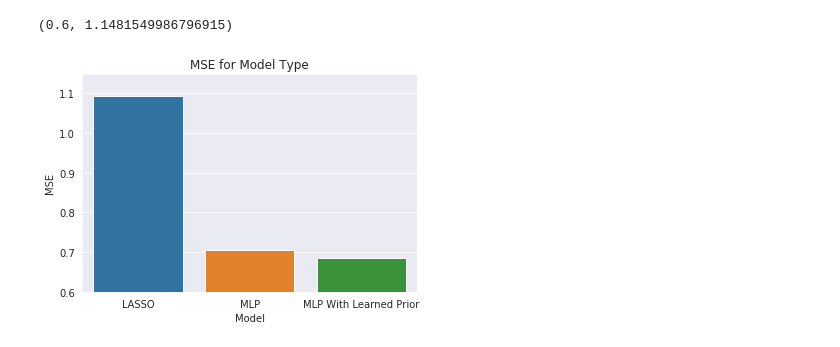
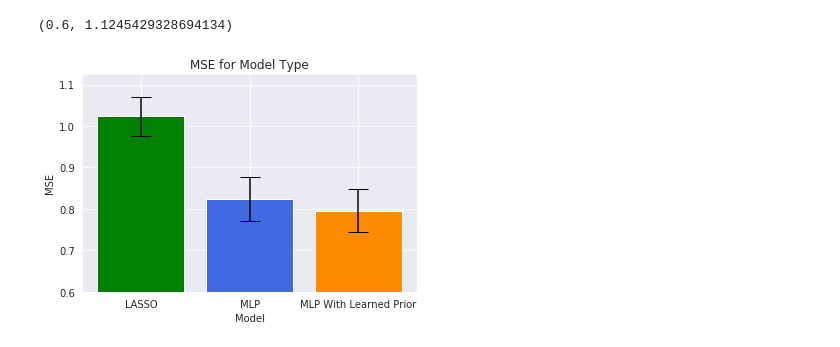
Before and after one commit to suinleelab/deep_attribution_priors, a Jupyter notebook: learned_drug_prior.ipynb, the cells around one changed output. Drawn from its saved outputs; the diff is of its cells as text; code cells hidden in the pictures.

```diff
--- a/learned_drug_prior.ipynb
+++ b/learned_drug_prior.ipynb
@@ -65,7 +65,7 @@ mlp_errors = []
 def train(model, num_epochs):
 
     print("Beginning model training at {}".format(datetime.datetime.now()))
-
+    test_losses = []
     for epoch in range(num_epochs):
         start_time = time.time()
         model.train()
@@ -89,7 +89,8 @@ def train(model, num_epochs):
             loss_test = criterion(output, y_batch).item()
             end_time = time.time()
             epoch_time = end_time - start_time
-            mlp_errors.append(loss_test)
+            test_losses.append(loss_test)
 
         if epoch % 10 == 0:
             logging.info("Epoch {} completed in {} secs with test loss {:.4f}".format(epoch, epoch_time, loss_test))
+    mlp_errors.append(test_losses)
@@ -113,10 +180,7 @@ my_split.X_test.drop(response_data.drug_columns, axis=1, inplace=True)
 # %%
-X_train = my_split.X_train
-y_train = my_split.y_train
+for train_loader, test_loader in data_loaders:
+    D_in, H1, H2, D_out = train_loader.dataset.X.shape[1], 512, 256, 1
+    f1 = MLP(D_in=D_in, H1=H1, H2=H2, D_out=D_out, dropout=0.2).cuda().float()
+    f1_optimizer = optim.Adam(f1.parameters(), lr=learning_rate, weight_decay=5e-3)
 
-X_test = my_split.X_test
-y_test = my_split.y_test
-
-N, D_in, H1, H2, D_out = 32, X_train.shape[1], 512, 256, 1
-f1 = MLP(D_in=D_in, H1=H1, H2=H2, D_out=D_out, dropout=0.2).cuda().float()
-f1_optimizer = optim.Adam(f1.parameters(), lr=learning_rate, weight_decay=5e-3)
+    train(f1, num_epochs)
@@ -404,12 +555,37 @@ Alpha, mse: 0.31313131313131315,1.085083344123981
-# %%
-ax = sns.barplot(
-    x = ["LASSO", "MLP", "MLP With Learned Prior"],
-    y = [mse, mlp_errors[-1], prior_mlp_errors[-1]],
-)
-ax.set_title("MSE for Model Type")
-ax.set_xlabel("Model")
-ax.set_ylabel("MSE")
-ax.set_ylim(0.6)
-# %% [output]
-(0.6, 1.1481549986796915)
-[figure, removed]
+# %%
+from scipy.stats import sem
+
+lasso_errors = np.array(lasso_errors)
+final_mlp_errors = np.array([errors[-1] for errors in mlp_errors])
+final_prior_mlp_errors = np.array([errors[-1] for errors in prior_mlp_errors])
+
+mean_errors = [
+    lasso_errors.mean(),
+    final_mlp_errors.mean(),
+    final_prior_mlp_errors.mean()
+]
+
+stderr = [
+    sem(lasso_errors),
+    sem(final_mlp_errors),
+    sem(final_prior_mlp_errors)
+]
+
+df = pd.DataFrame()
+
+plt.bar(
+    ["LASSO", "MLP", "MLP With Learned Prior"],
+    mean_errors,
+    yerr = stderr,
+    align='center',
+    ecolor='black',
+    capsize=10,
+    color=['green', 'royalblue', 'darkorange']
+)
+plt.title("MSE for Model Type")
+plt.xlabel("Model")
+plt.ylabel("MSE")
+plt.ylim(0.6)
+# %% [output]
+(0.6, 1.1245429328694134)
+[figure, added]
```
Also changed, not shown: parts of 21 cells of this notebook, 4 other files.
